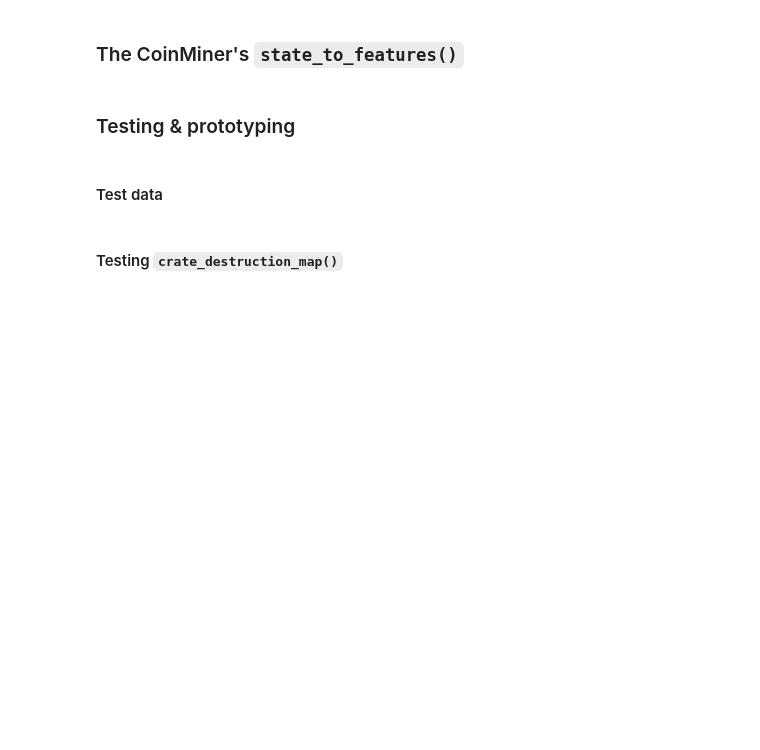
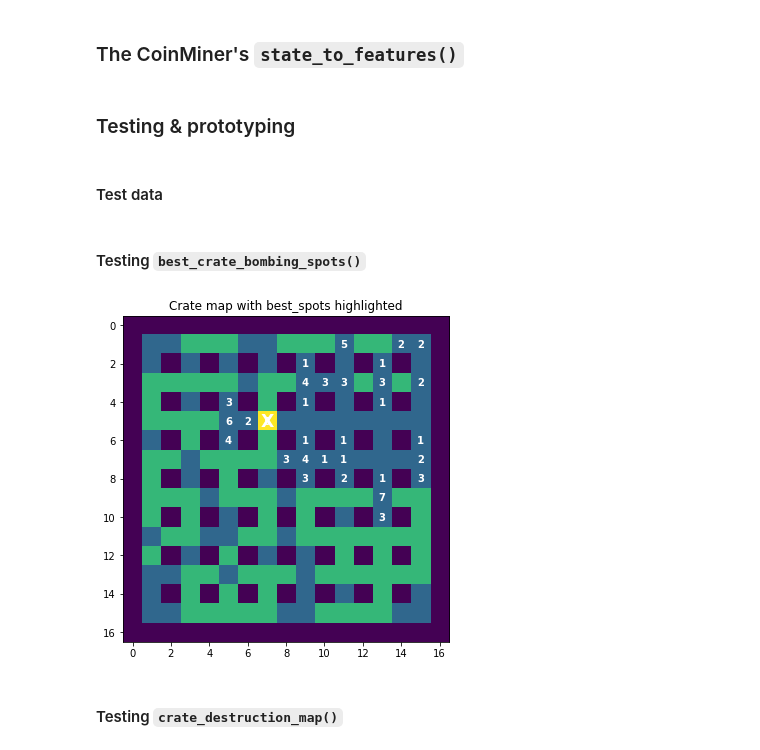
Before and after one commit to Fjallripa/bomberman, a Jupyter notebook: prototyping/m1_feature_design/b new state_to_features.ipynb, the cells around one changed output. Drawn from its saved outputs; the diff is of its cells as text; code cells hidden in the pictures; blank space fills up the shorter version.

Commit message:
Improved best_crate_bombing_spots()

```diff
--- a/prototyping/m1_feature_design/b new state_to_features.ipynb
+++ b/prototyping/m1_feature_design/b new state_to_features.ipynb
@@ -356,3 +403,5 @@ goals_halffull_field = np.array( \
 bombs_none = []
 bombs_some = [((11, 5), 4), ((1, 1), 2), ((7, 6), 0), ((5, 11), 1)]
 bombs_many = [((11, 5), 4), ((1, 1), 2), ((7, 6), 0), ((5, 11), 1), ((5, 7), 2), ((7, 13), 3), ((15, 12), 0)]
+# %% [markdown]
+#### Testing `best_crate_bombing_spots()`
@@ -359,3 +429,38 @@ bombs_many = [((11, 5), 4), ((1, 1), 2), ((7, 6), 0), ((5, 11), 1), ((5, 7), 2),
+# %%
+bombs     = bombs_none
+crate_map = halffull_game_field
+own_position = positions_halffull_field[4]
+bombing_is_dumb = False
+
+distance_map, reachability_map, direction_map = proximity_map(own_position, crate_map)
+crates_destroyed = crate_destruction_map(crate_map, bombs)
+best_spots       = best_crate_bombing_spots (distance_map, reachability_map,
+                        crates_destroyed, bombing_is_dumb, own_position)
+
+
+
+# Show best_spots on crate_map and number of crates destroyed
+plt.figure(figsize=(6, 6))
+
+tweaked_crate_map = crate_map.copy()
+for spot in best_spots:
+    tweaked_crate_map[tuple(spot)] = 2  # Highlight best crate bombing spots
+plt.imshow(tweaked_crate_map.T, vmax=2)
+
+reachable_crates_destroyed = reachability_map * crates_destroyed
+for x in range(COLS):
+    for y in range(ROWS):
+        if reachable_crates_destroyed[(x, y)] > 0:
+            plt.text(x, y, str(reachable_crates_destroyed[(x, y)]), c = 'w', fontweight = "bold",
+                     horizontalalignment = "center", verticalalignment = "center")
+plt.text(*own_position, 'X', c = 'w', fontweight = "extra bold", fontsize = "xx-large",
+                     horizontalalignment = "center", verticalalignment = "center")
+
+plt.title("Crate map with best_spots highlighted")
+
+plt.show()
+# %% [output]
+[figure, added]
 # %% [markdown]
 #### Testing `crate_destruction_map()`
 # %%
```
Also changed, not shown: parts of 10 cells of this notebook, 1 other file.
